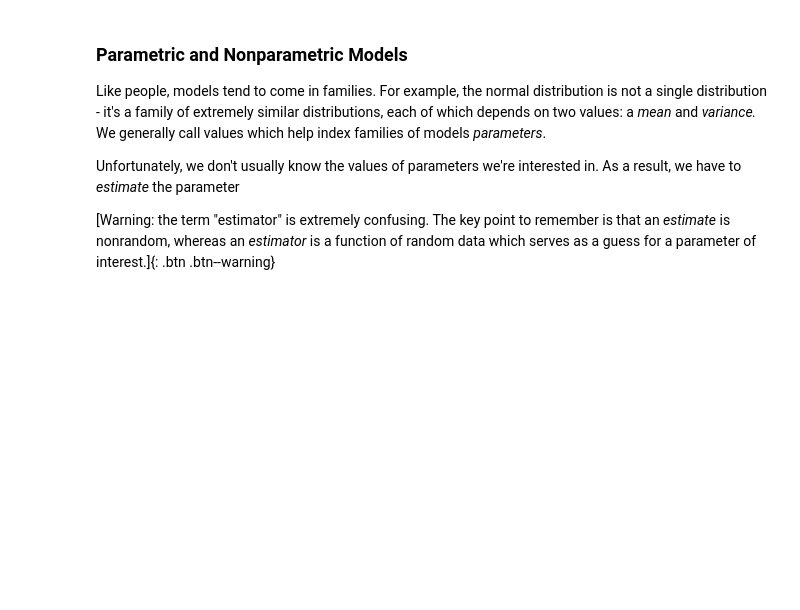
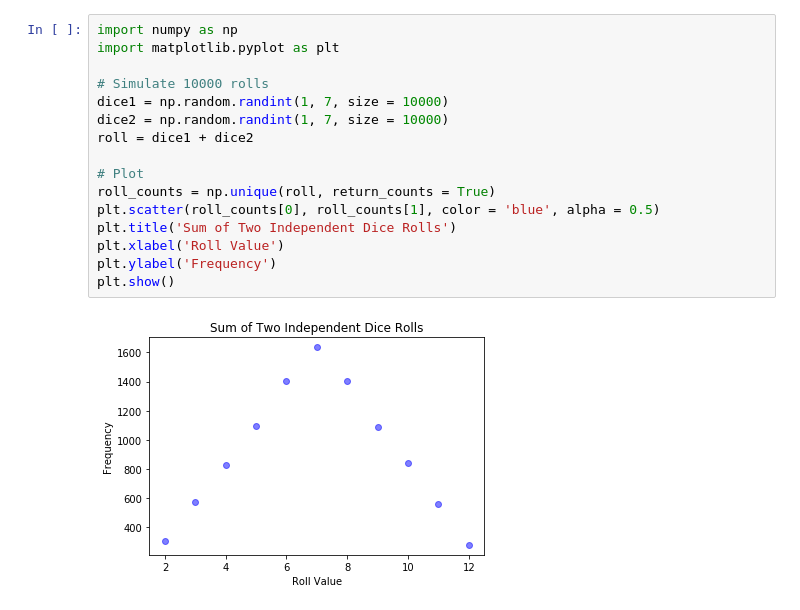
Before and after one commit to amspector100/amspector100.github.io, a Jupyter notebook: ipython/2018-09-17-introduction.ipynb, the cells around one changed output. Cells and saved outputs as stored; diff of their text form; blank space fills up the shorter version.

```diff
--- a/ipython/2018-09-17-introduction.ipynb
+++ b/ipython/2018-09-17-introduction.ipynb
@@ -55,8 +58,18 @@ In the example in the next section, which will tie together all of this material
-# %% [markdown]
-### Parametric and Nonparametric Models
-
-Like people, models tend to come in families. For example, the normal distribution is not a single distribution - it's a family of extremely similar distributions, each of which depends on two values: a *mean* and *variance.* We generally call values which help index families of models *parameters*.
-
-Unfortunately, we don't usually know the values of parameters we're interested in. As a result, we have to *estimate* the parameter
-
-[Warning: the term "estimator" is extremely confusing. The key point to remember is that an *estimate* is nonrandom, whereas an *estimator* is a function of random data which serves as a guess for a parameter of interest.]{: .btn .btn--warning}
+# %%
+import numpy as np
+import matplotlib.pyplot as plt
+
+# Simulate 10000 rolls
+dice1 = np.random.randint(1, 7, size = 10000)
+dice2 = np.random.randint(1, 7, size = 10000)
+roll = dice1 + dice2
+
+# Plot
+roll_counts = np.unique(roll, return_counts = True)
+plt.scatter(roll_counts[0], roll_counts[1], color = 'blue', alpha = 0.5)
+plt.title('Sum of Two Independent Dice Rolls')
+plt.xlabel('Roll Value')
+plt.ylabel('Frequency')
+plt.show()
+# %% [output]
+[figure, added]
```
Also changed, not shown: parts of 19 cells of this notebook, 14 other files.
